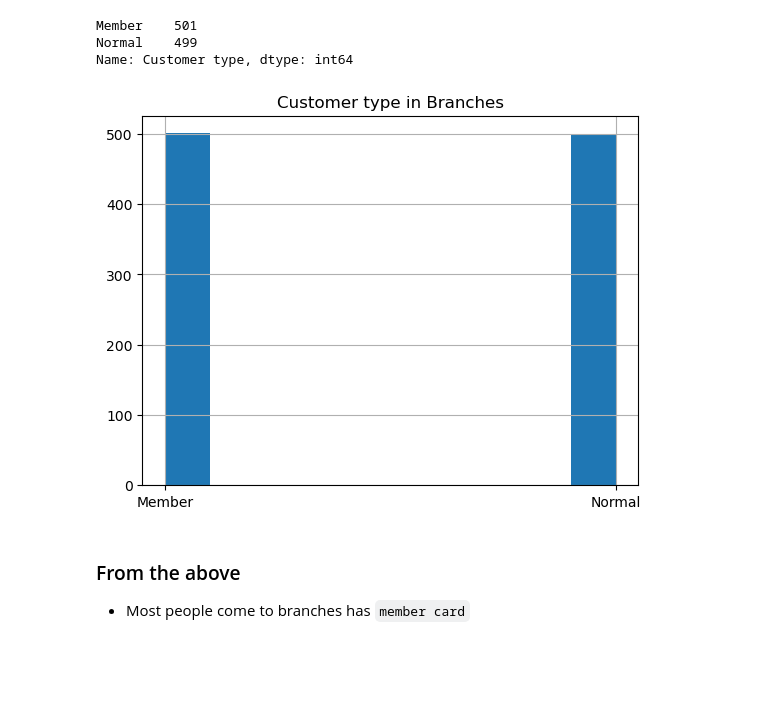
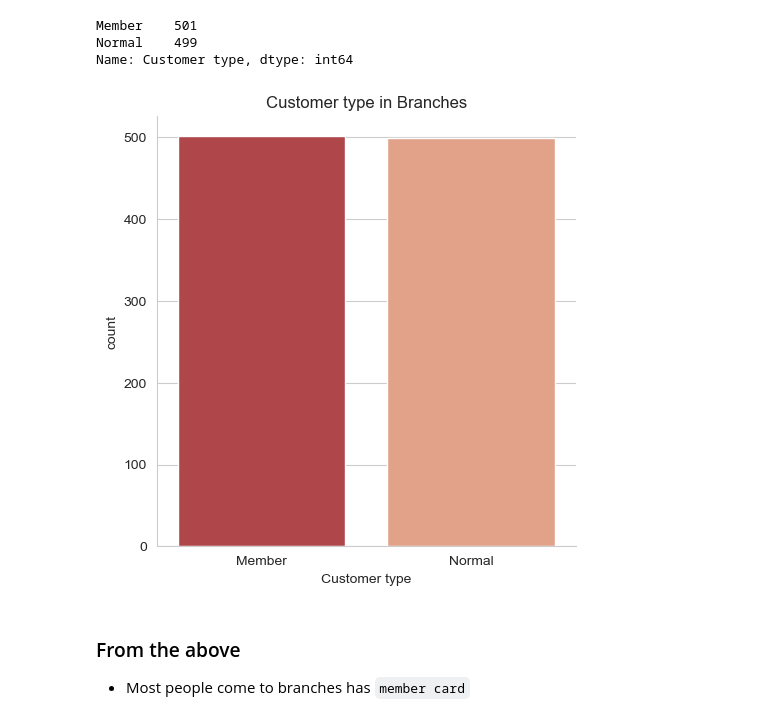
Before and after one commit to Ahmedabbas75/Super_Market-Analysis-Task, a Jupyter notebook: Analysis-Code.ipynb, the cells around one changed output. Cells and saved outputs as stored; diff of their text form; code cells hidden in the pictures; blank space fills up the shorter version.

```diff
--- a/Analysis-Code.ipynb
+++ b/Analysis-Code.ipynb
@@ -117,3 +110,7 @@ data["Date"]
 998   2019-02-22
 999   2019-02-18
 Name: Date, Length: 1000, dtype: datetime64[ns]
+# %%
+# add new column Month
+
+data["Month"] = data["Date"].dt.month_name()
@@ -123,6 +135,11 @@ Name: Date, Length: 1000, dtype: datetime64[ns]
 data.drop(columns = "Invoice ID", inplace = True)
 # %% [markdown]
 ## Univariate Analysis
+# %%
+# set style of visualization
+
+sns.set_style("whitegrid")
+sns.set_palette("RdBu")
 # %% [markdown]
 ### Discovering `Branch` column
 # %%
@@ -170,11 +190,14 @@ Member    501
 Normal    499
 Name: Customer type, dtype: int64
 # %%
-data["Customer type"].hist()
+# visualized Customer type column
+
+# 1- create count plot
+sns.catplot(x = "Customer type", data = data, kind = "count", order = data["Customer type"].value_counts().index)
 plt.title("Customer type in Branches")
 plt.show()
 # %% [output]
-[figure, old version]
+[figure, new version]
 # %% [markdown]
 ### From the above
 
```
Also changed, not shown: parts of 50 cells of this notebook.
